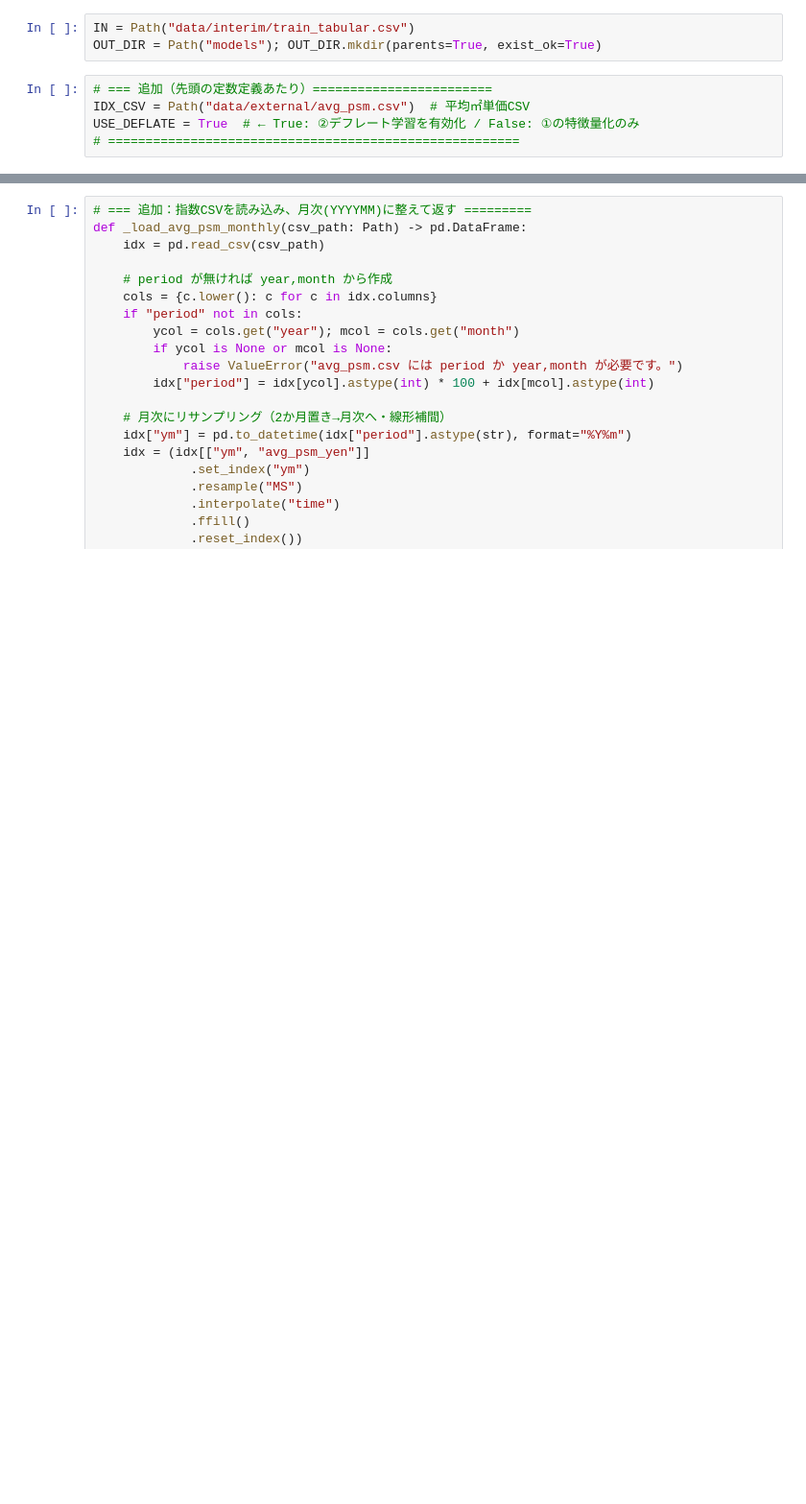
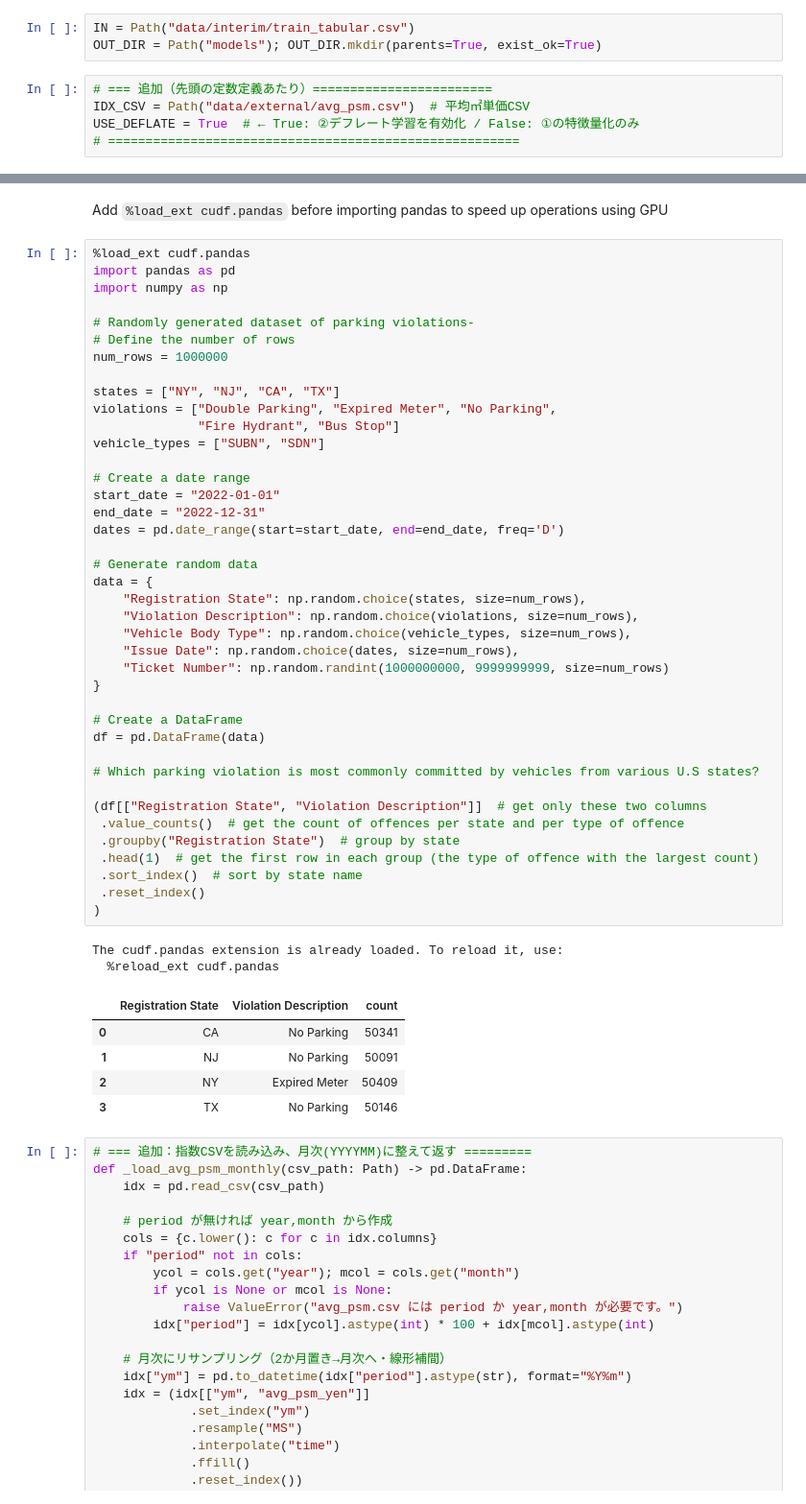
Before and after one commit to nmatsumoto-lgtm/study-KIKAGAKU, a Jupyter notebook: 不動産価格予測アプリ_Ver_7.ipynb, the cells around one changed output, grey strips where cells are left out. Shown: that part at 96% size. Drawn from its saved outputs; the diff is of its cells as text; blank space fills up the shorter version.

```diff
--- a/不動産価格予測アプリ_Ver_7.ipynb
+++ b/不動産価格予測アプリ_Ver_7.ipynb
@@ -136,3 +689,53 @@ USE_DEFLATE = True  # ← True: ②デフレート学習を有効化 / False:
+# %% [markdown]
+Add `%load_ext cudf.pandas` before importing pandas to speed up operations using GPU
+# %%
+%load_ext cudf.pandas
+import pandas as pd
+import numpy as np
+
+# Randomly generated dataset of parking violations-
+# Define the number of rows
+num_rows = 1000000
+
+states = ["NY", "NJ", "CA", "TX"]
+violations = ["Double Parking", "Expired Meter", "No Parking",
+              "Fire Hydrant", "Bus Stop"]
+vehicle_types = ["SUBN", "SDN"]
+
+# Create a date range
+start_date = "2022-01-01"
+end_date = "2022-12-31"
+dates = pd.date_range(start=start_date, end=end_date, freq='D')
+
+# Generate random data
+data = {
+    "Registration State": np.random.choice(states, size=num_rows),
+    "Violation Description": np.random.choice(violations, size=num_rows),
+    "Vehicle Body Type": np.random.choice(vehicle_types, size=num_rows),
+    "Issue Date": np.random.choice(dates, size=num_rows),
+    "Ticket Number": np.random.randint(1000000000, 9999999999, size=num_rows)
+}
+
+# Create a DataFrame
+df = pd.DataFrame(data)
+
+# Which parking violation is most commonly committed by vehicles from various U.S states?
+
+(df[["Registration State", "Violation Description"]]  # get only these two columns
+ .value_counts()  # get the count of offences per state and per type of offence
+ .groupby("Registration State")  # group by state
+ .head(1)  # get the first row in each group (the type of offence with the largest count)
+ .sort_index()  # sort by state name
+ .reset_index()
+)
+# %% [output]
+The cudf.pandas extension is already loaded. To reload it, use:
+  %reload_ext cudf.pandas
+|  | Registration State | Violation Description | count |
+| 0 | CA | No Parking | 50341 |
+| 1 | NJ | No Parking | 50091 |
+| 2 | NY | Expired Meter | 50409 |
+| 3 | TX | No Parking | 50146 |
 # %%
 # === 追加：指数CSVを読み込み、月次(YYYYMM)に整えて返す =========
 def _load_avg_psm_monthly(csv_path: Path) -> pd.DataFrame:
```
Also changed, not shown: parts of 12 cells of this notebook.
